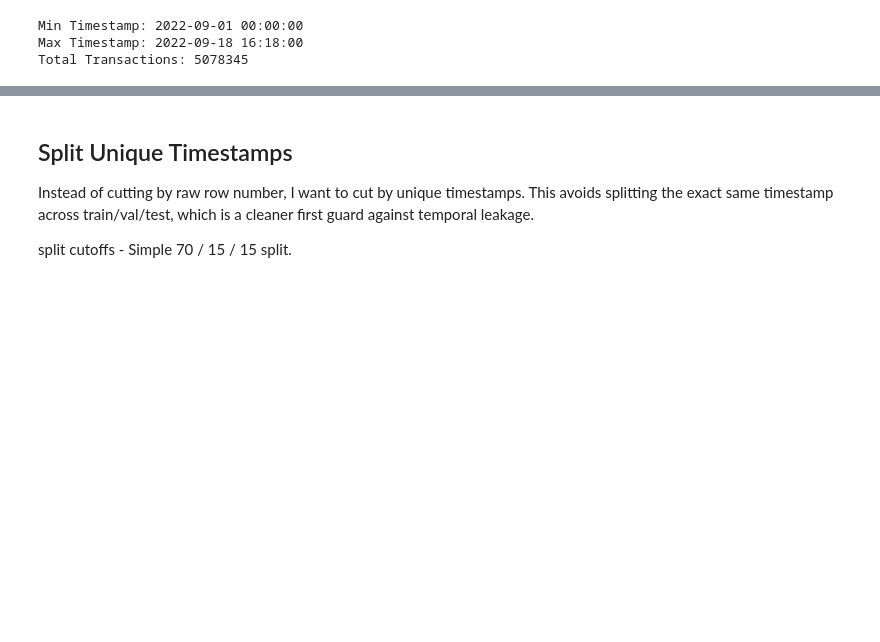
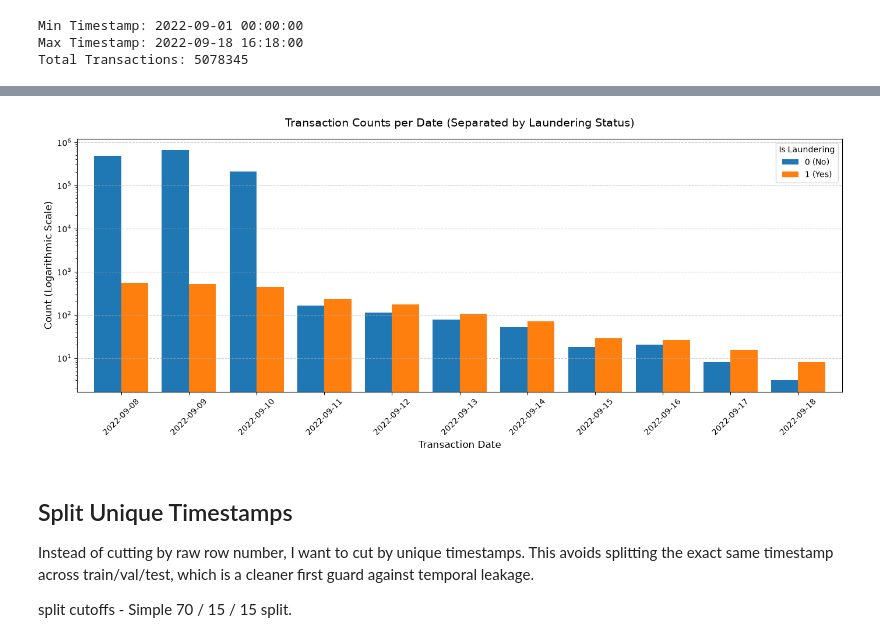
Before and after one commit to surabhi1914/Catch_Fraud, a Jupyter notebook: notebooks/02_split_data.ipynb, the cells around one changed output, grey strips where cells are left out. Cells and saved outputs as stored; diff of their text form; code cells hidden in the pictures; blank space fills up the shorter version.

```diff
--- a/notebooks/02_split_data.ipynb
+++ b/notebooks/02_split_data.ipynb
@@ -115,0 +282,8 @@ Total Transactions: 5078345
+# %%
+test_df_summary = (
+    test_df.groupby("transaction_date")["is_laundering"]
+    .value_counts()
+    .reset_index(name="proportion")
+)
+
+test_df_summary
@@ -116,2 +308,6 @@ Total Transactions: 5078345
+# %%
+plot_summary_date(test_df_summary)
+# %% [output]
+[figure, added]
 # %% [markdown]
 ## Split Unique Timestamps
```
Also changed, not shown: parts of 37 cells of this notebook, 46 other files.
